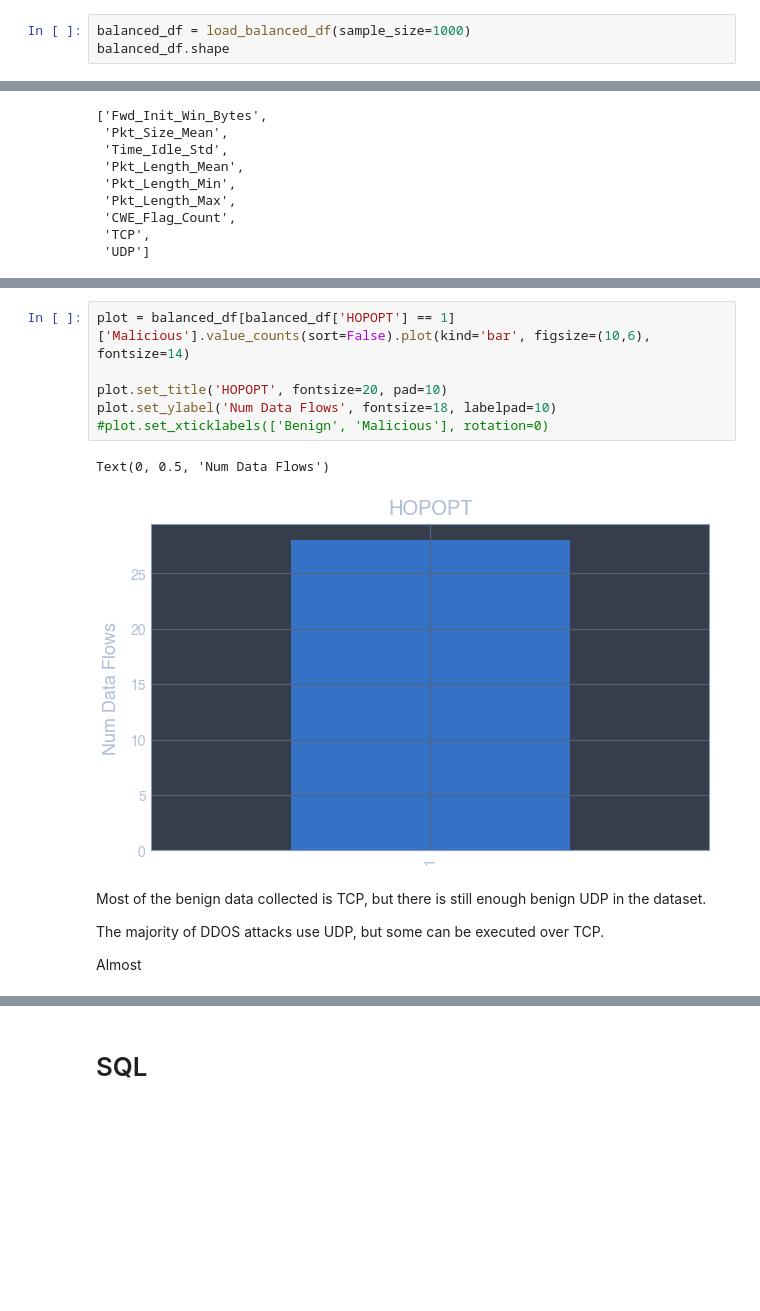
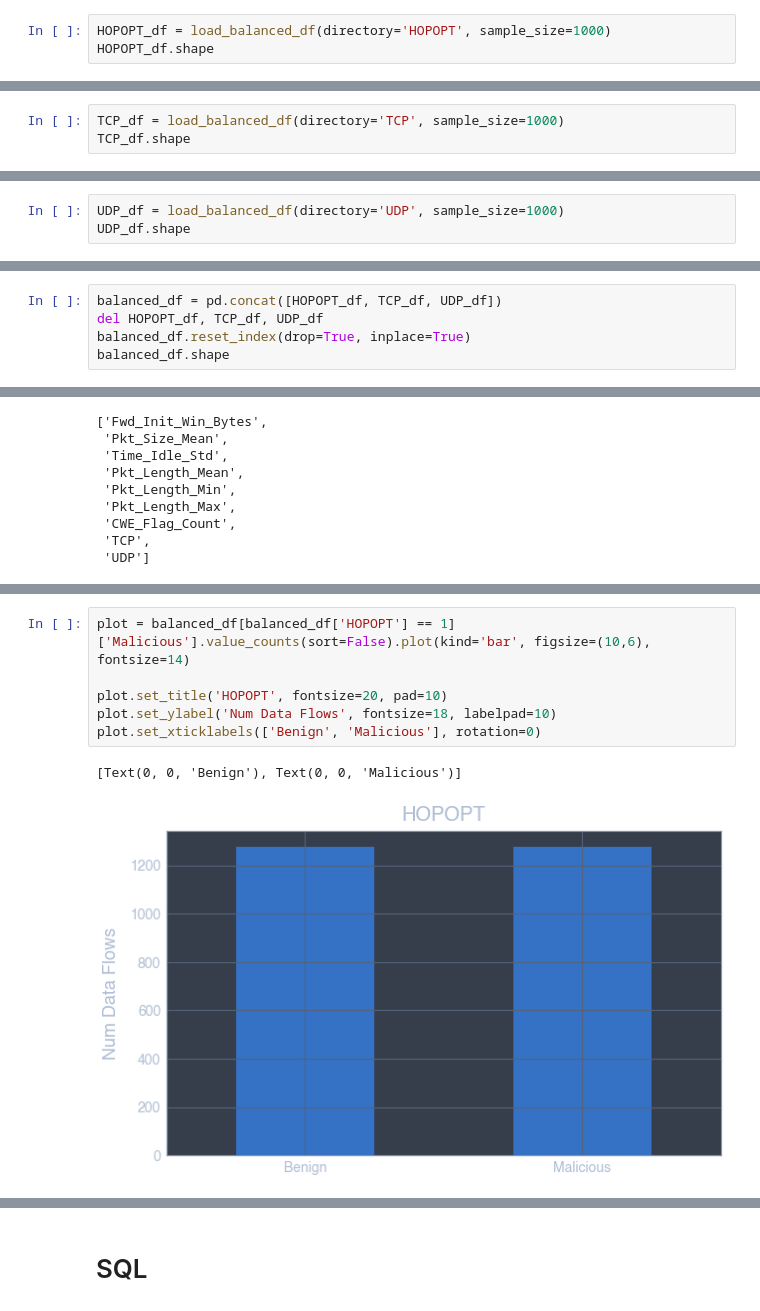
Before and after one commit to EricB10/cyberattack-detection-project, a Jupyter notebook: EDA_notebook.ipynb, the cells around one changed output, grey strips where cells are left out. Cells and saved outputs as stored; diff of their text form; blank space fills up the shorter version.

```diff
--- a/EDA_notebook.ipynb
+++ b/EDA_notebook.ipynb
@@ -16,6 +16,6 @@ import seaborn as sns
 # %%
 from functions import load_balanced_df
 # %%
-balanced_df = load_balanced_df(sample_size=1000)
-balanced_df.shape
+HOPOPT_df = load_balanced_df(directory='HOPOPT', sample_size=1000)
+HOPOPT_df.shape
 # %% [output]
@@ -22,0 +23,3 @@ balanced_df.shape
+# %%
+TCP_df = load_balanced_df(directory='TCP', sample_size=1000)
+TCP_df.shape
@@ -22,0 +28,3 @@ balanced_df.shape
+# %%
+UDP_df = load_balanced_df(directory='UDP', sample_size=1000)
+UDP_df.shape
@@ -22,0 +33,5 @@ balanced_df.shape
+# %%
+balanced_df = pd.concat([HOPOPT_df, TCP_df, UDP_df])
+del HOPOPT_df, TCP_df, UDP_df
+balanced_df.reset_index(drop=True, inplace=True)
+balanced_df.shape
@@ -111,16 +130,10 @@ Text(0, 0.5, 'Num Data Flows')
 # %%
 plot = balanced_df[balanced_df['HOPOPT'] == 1]['Malicious'].value_counts(sort=False).plot(kind='bar', figsize=(10,6), fontsize=14)
 
 plot.set_title('HOPOPT', fontsize=20, pad=10)
 plot.set_ylabel('Num Data Flows', fontsize=18, labelpad=10)
-#plot.set_xticklabels(['Benign', 'Malicious'], rotation=0)
+plot.set_xticklabels(['Benign', 'Malicious'], rotation=0)
 # %% [output]
-Text(0, 0.5, 'Num Data Flows')
+[Text(0, 0, 'Benign'), Text(0, 0, 'Malicious')]
-[figure, old version]
+[figure, new version]
-# %% [markdown]
-Most of the benign data collected is TCP, but there is still enough benign UDP in the dataset.
-
-The majority of DDOS attacks use UDP, but some can be executed over TCP.
-
-Almost
 # %% [markdown]
```
Also changed, not shown: parts of 28 cells of this notebook, 10 other files.
